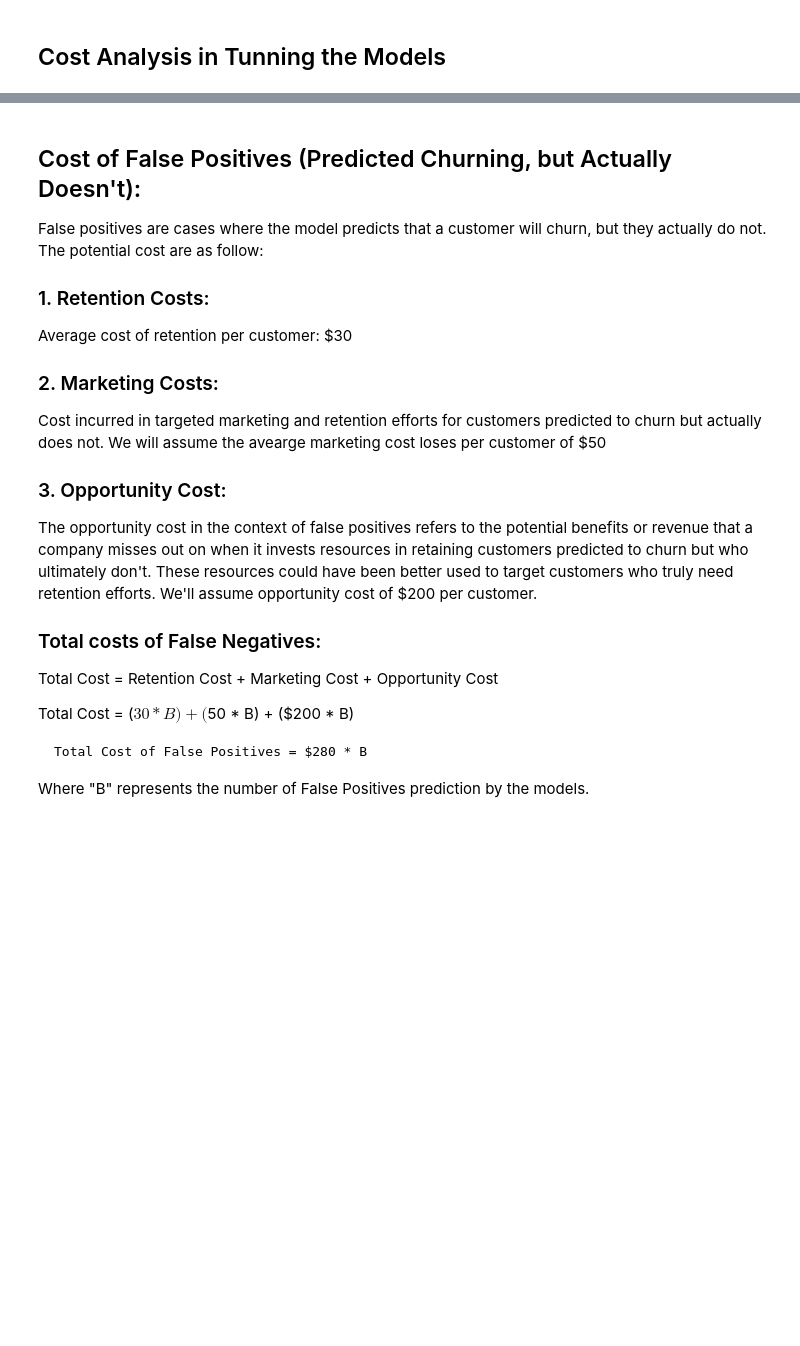
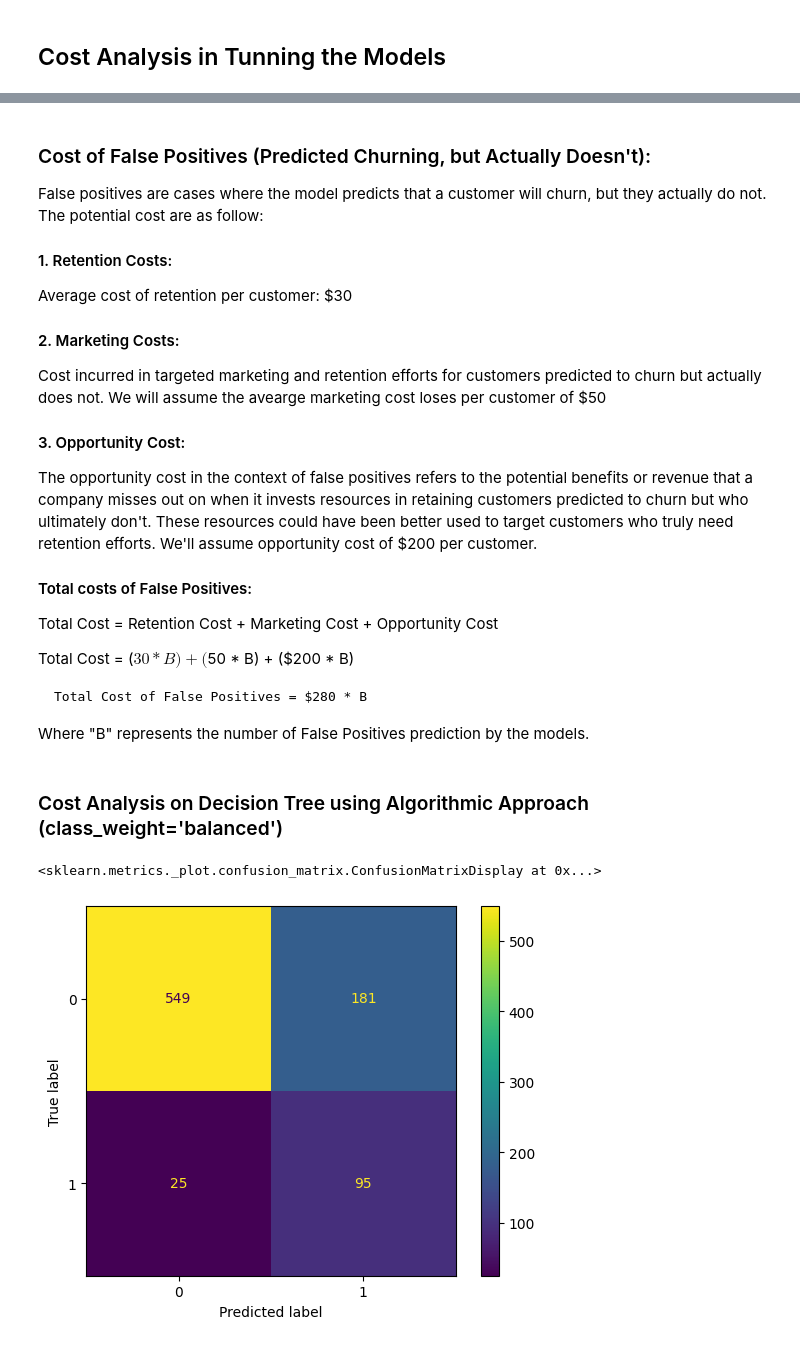
Before and after one commit to chuannarongvat/internship_c_dataset_1, a Jupyter notebook: notebooks/3_evaluation.ipynb, the cells around one changed output, grey strips where cells are left out. Drawn from its saved outputs; the diff is of its cells as text; code cells hidden in the pictures; blank space fills up the shorter version.

Commit message:
Cost Analysi calcluated on Decision Tree model

````diff
--- a/notebooks/3_evaluation.ipynb
+++ b/notebooks/3_evaluation.ipynb
@@ -188,19 +185,19 @@ Total Cost of Fasle Negatives = $4371 * A
 ```
 Where "A" represents the number of False Negative prediction by the models
 # %% [markdown]
-## Cost of False Positives (Predicted Churning, but Actually Doesn't):
+### Cost of False Positives (Predicted Churning, but Actually Doesn't):
 False positives are cases where the model predicts that a customer will churn, but they actually do not. The potential cost are as follow:
 
-### 1. Retention Costs:
+#### 1. Retention Costs:
 Average cost of retention per customer: $30
 
-### 2. Marketing Costs:
+#### 2. Marketing Costs:
 Cost incurred in targeted marketing and retention efforts for customers predicted to churn but actually does not. We will assume the avearge marketing cost loses per customer of $50
 
-### 3. Opportunity Cost:
+#### 3. Opportunity Cost:
 The opportunity cost in the context of false positives refers to the potential benefits or revenue that a company misses out on when it invests resources in retaining customers predicted to churn but who ultimately don't. These resources could have been better used to target customers who truly need retention efforts. We'll assume opportunity cost of $200 per customer.
 
-### Total costs of False Negatives:
+#### Total costs of False Positives:
 Total Cost = Retention Cost + Marketing Cost + Opportunity Cost
 
 Total Cost = ($30 * B) + ($50 * B) + ($200 * B)
@@ -210,3 +207,10 @@ Total Cost of False Positives = $280 * B
 ```
 
 Where "B" represents the number of False Positives prediction by the models.
+# %% [markdown]
+### Cost Analysis on Decision Tree using Algorithmic Approach (class_weight='balanced')
+# %%
+ConfusionMatrixDisplay.from_estimator(decision_tree, X_test, y_test)
+# %% [output]
+<sklearn.metrics._plot.confusion_matrix.ConfusionMatrixDisplay at 0x...>
+[figure, added]
````
Also changed, not shown: parts of 6 cells of this notebook.
